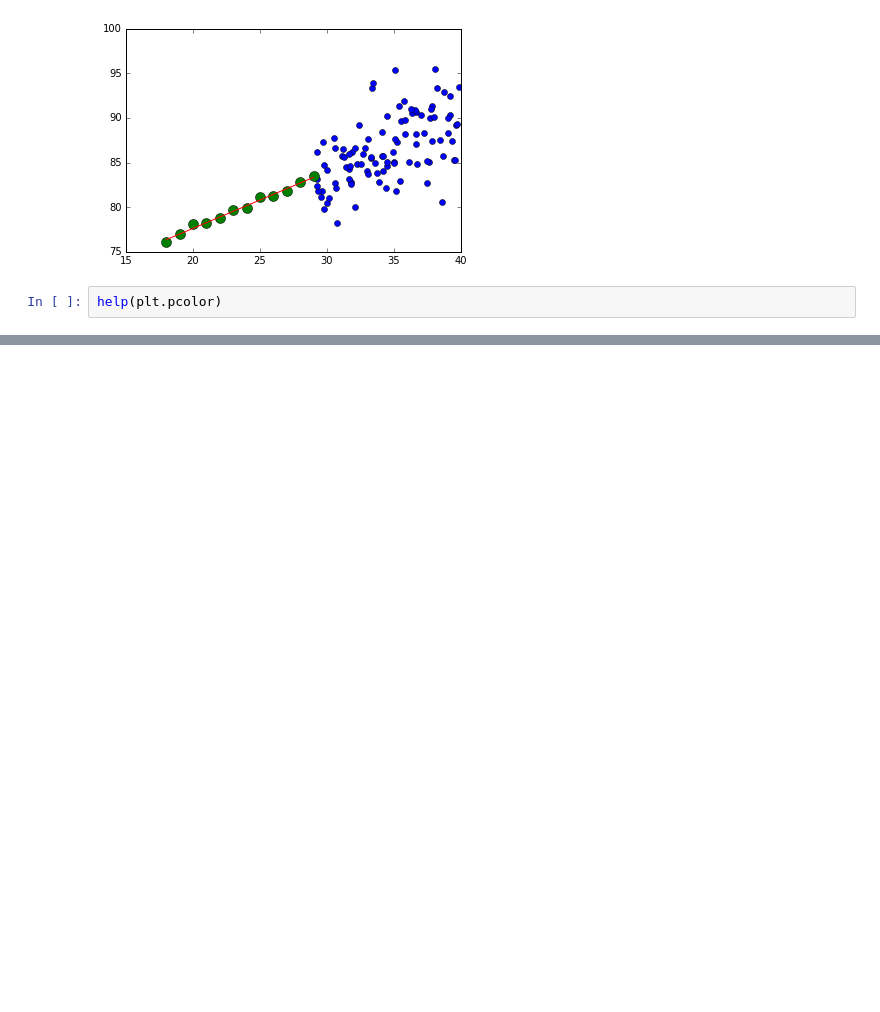
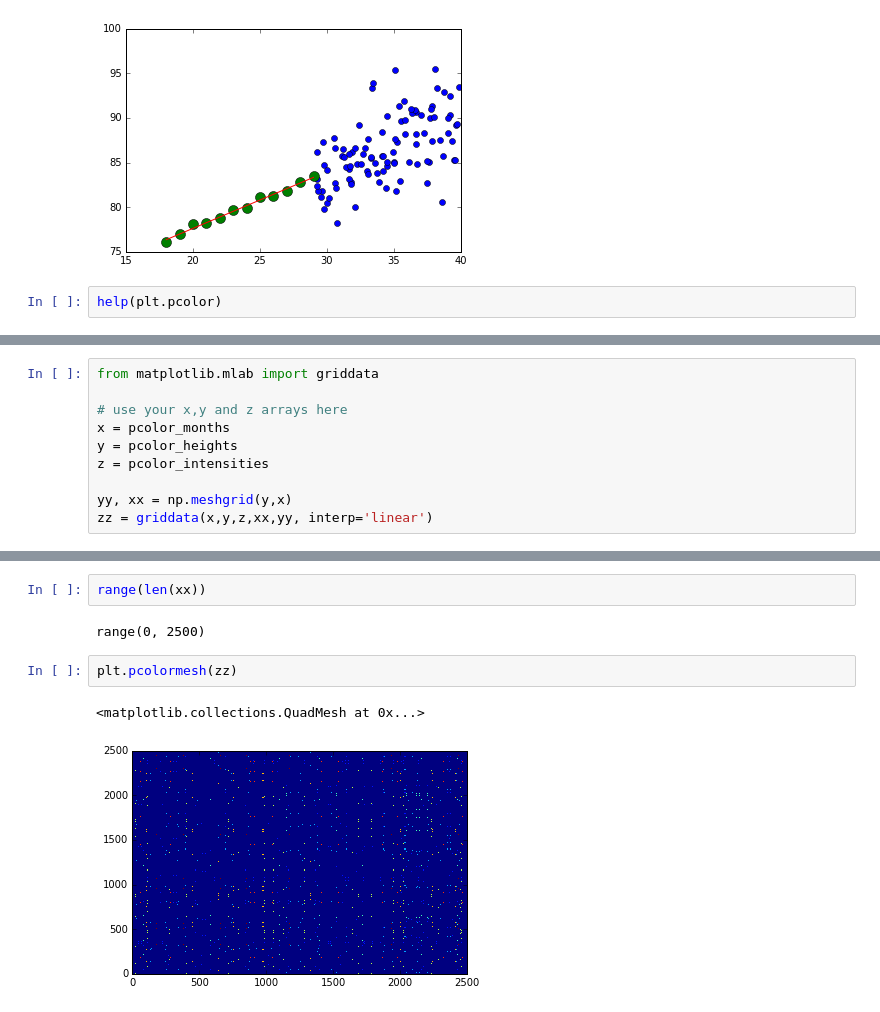
Before and after one commit to NathanYee/ThinkBayes2, a Jupyter notebook: bayesianLinearRegression/nathanTest.ipynb, the cells around one changed output, grey strips where cells are left out. Drawn from its saved outputs; the diff is of its cells as text; blank space fills up the shorter version.

```diff
--- a/bayesianLinearRegression/nathanTest.ipynb
+++ b/bayesianLinearRegression/nathanTest.ipynb
@@ -205,0 +244,10 @@ help(plt.pcolor)
+# %%
+from matplotlib.mlab import griddata
+
+# use your x,y and z arrays here
+x = pcolor_months
+y = pcolor_heights
+z = pcolor_intensities
+
+yy, xx = np.meshgrid(y,x)
+zz = griddata(x,y,z,xx,yy, interp='linear')
@@ -205,0 +259,9 @@ help(plt.pcolor)
+# %%
+range(len(xx))
+# %% [output]
+range(0, 2500)
+# %%
+plt.pcolormesh(zz)
+# %% [output]
+<matplotlib.collections.QuadMesh at 0x...>
+[figure, added]
```
Also changed, not shown: parts of 12 cells of this notebook.
